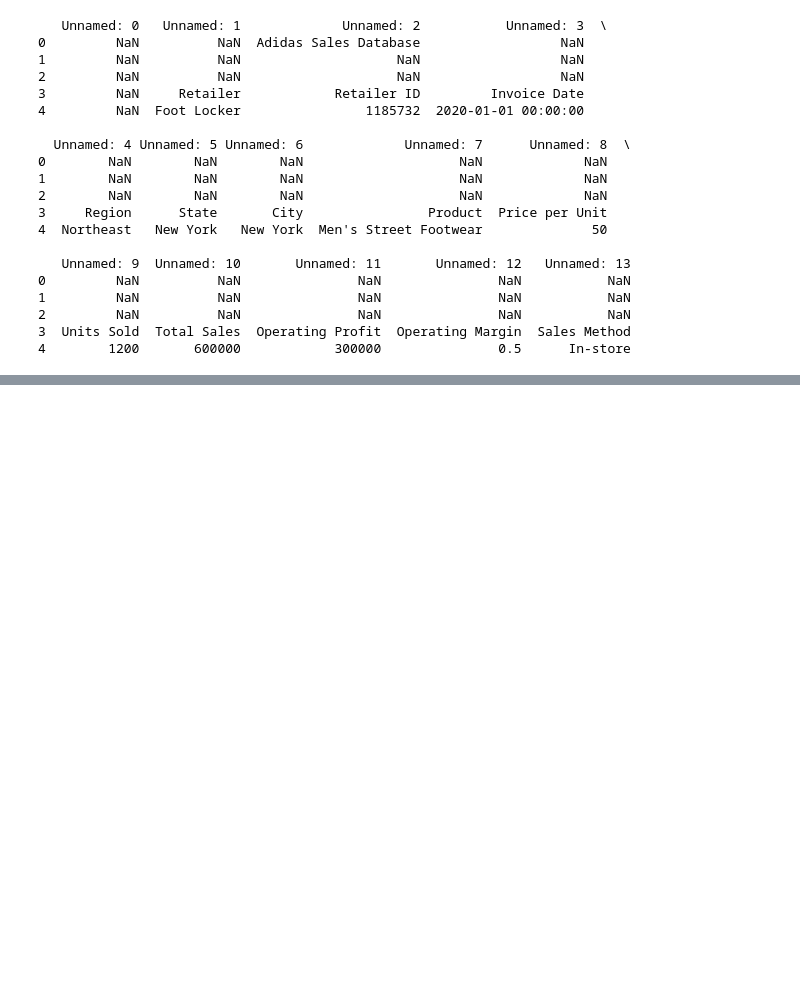
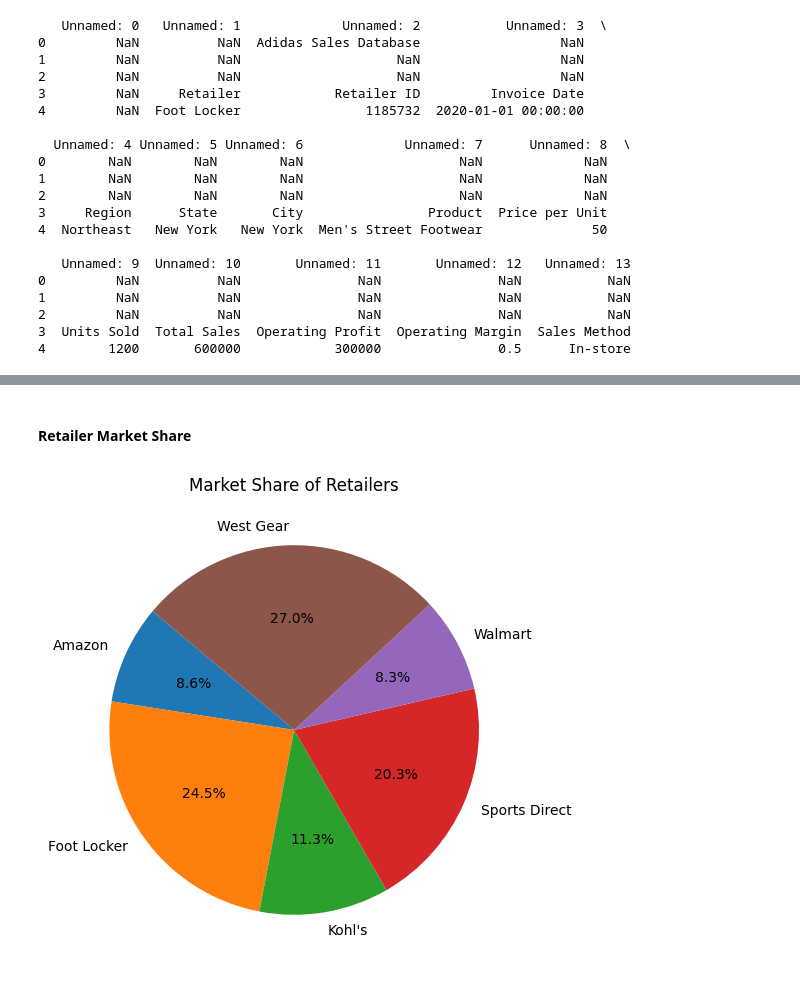
Before and after one commit to vahidlotfi71/AdidaasAnalyist, a Jupyter notebook: Adidaas_analyist.ipynb, the cells around one changed output, grey strips where cells are left out. Drawn from its saved outputs; the diff is of its cells as text; code cells hidden in the pictures; blank space fills up the shorter version.

```diff
--- a/Adidaas_analyist.ipynb
+++ b/Adidaas_analyist.ipynb
@@ -52,0 +118,16 @@ None
+# %% [markdown]
+#### Retailer Market Share
+# %%
+Retailer_sales = df.groupby(by = 'Retailer')['Total Sales'].agg('sum')
+Totale_sales = Retailer_sales.sum()
+market_share = Retailer_sales / Totale_sales
+
+explode = [0, 0.1, 0, 0, 0]
+palette_color = sns.color_palette('colorblind6')
+plt.figure(figsize=(10 , 6))
+market_share.plot(kind = 'pie' , color = palette_color , autopct = '%1.1f%%'  , startangle=140 )
+plt.title('Market Share of Retailers')
+plt.ylabel('')
+plt.show()
+# %% [output]
+[figure, added]
```
Also changed, not shown: parts of 8 cells of this notebook.
